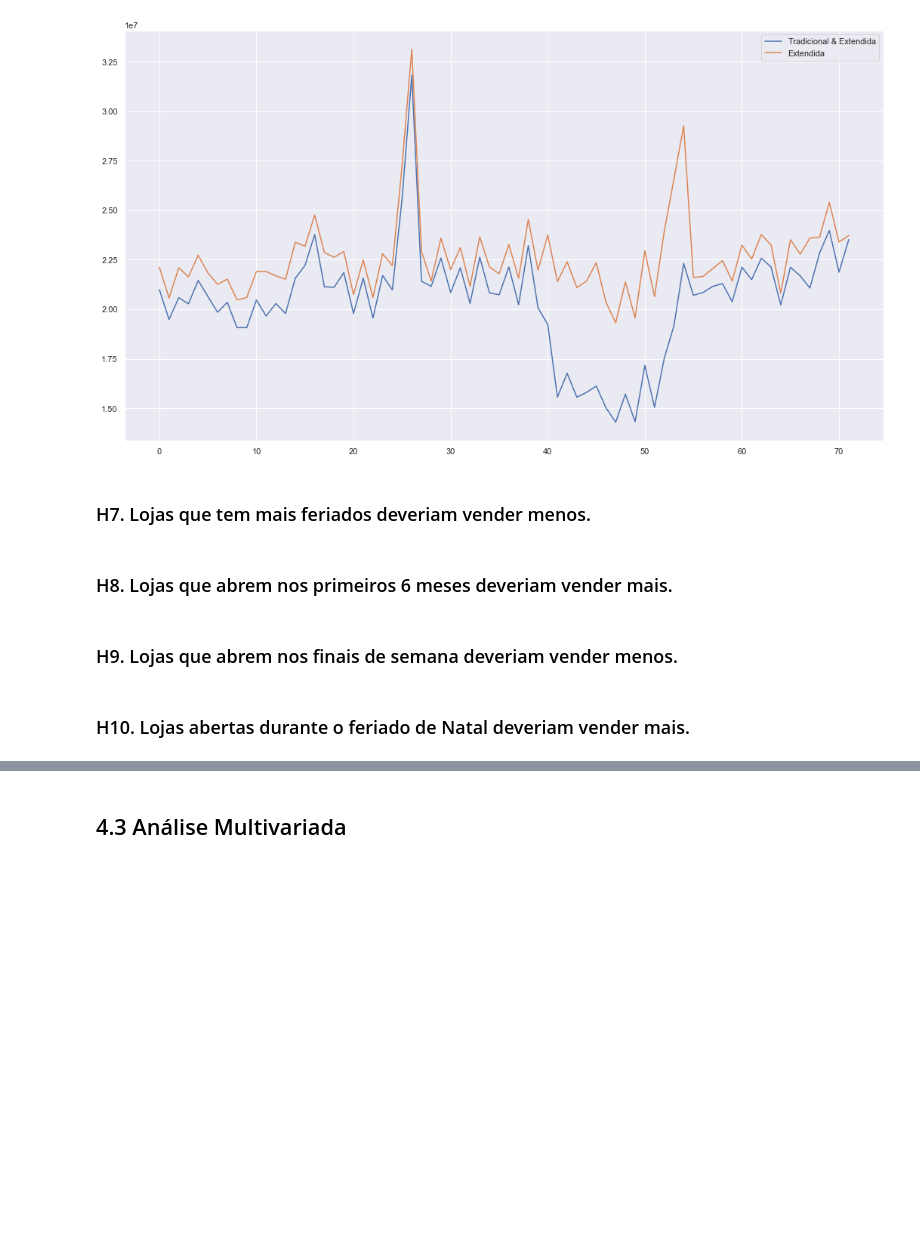
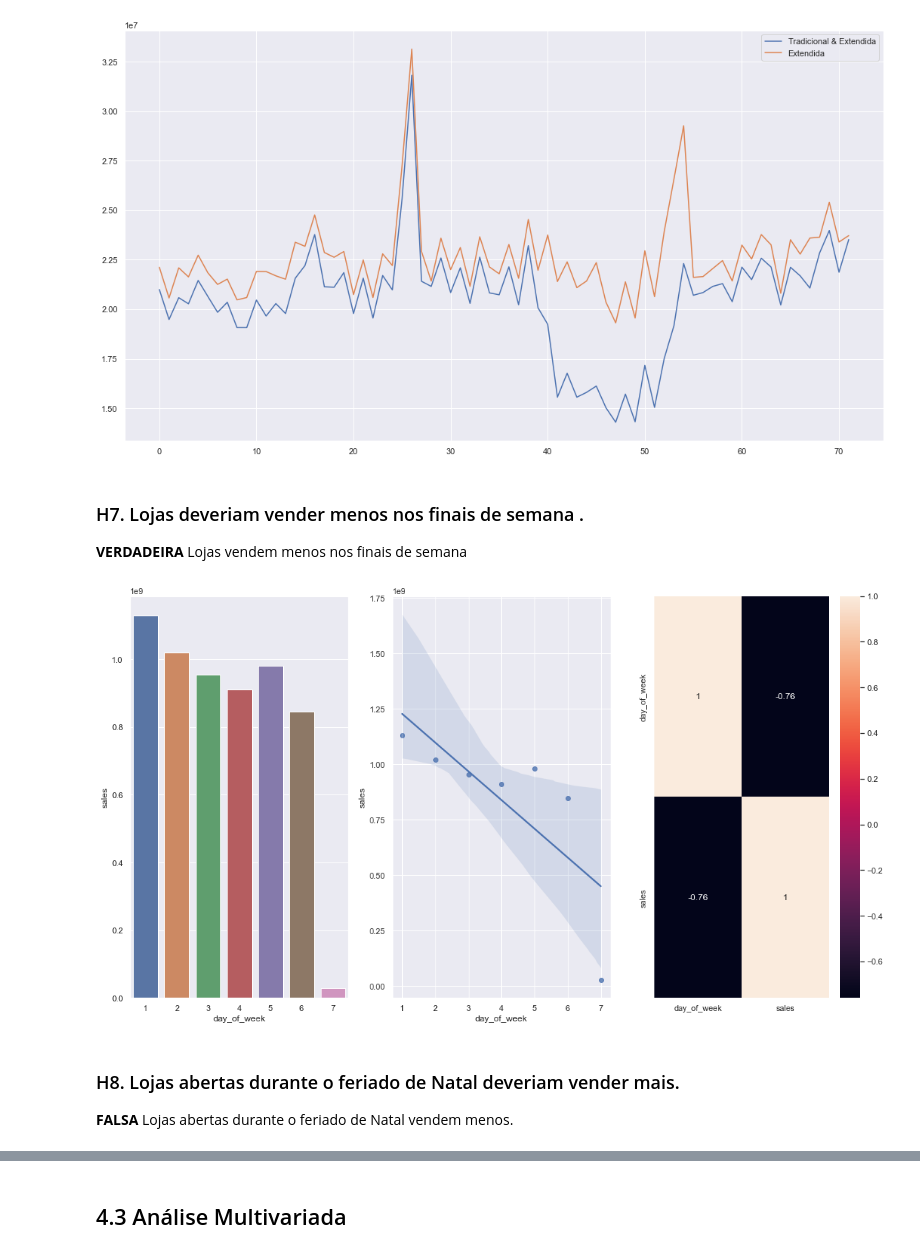
Before and after one commit to SamuelOliveirads/rossman_project, a Jupyter notebook: m04_v01_store_sales_prediction.ipynb, the cells around one changed output, grey strips where cells are left out. Drawn from its saved outputs; the diff is of its cells as text; code cells hidden in the pictures; blank space fills up the shorter version.

```diff
--- a/m04_v01_store_sales_prediction.ipynb
+++ b/m04_v01_store_sales_prediction.ipynb
@@ -537,11 +529,24 @@ aux2.plot(ax=ax)
 ax.legend(labels=['Tradicional & Extendida', 'Extendida']);
 # %% [output]
 [figure]
-# %% [markdown]
-### H7. Lojas que tem mais feriados deveriam vender menos.
-# %% [markdown]
-### H8. Lojas que abrem nos primeiros 6 meses deveriam vender mais.
 # %% [markdown]
-### H9. Lojas que abrem nos finais de semana deveriam vender menos.
+### H7. Lojas deveriam vender menos nos finais de semana .
+
+**VERDADEIRA** Lojas vendem menos nos finais de semana
+# %%
+aux1 = df4[['day_of_week', 'sales']].groupby('day_of_week').sum().reset_index()
+
+plt.subplot(1, 3, 1)
+sns.barplot(x='day_of_week', y='sales', data=aux1)
+
+plt.subplot(1, 3, 2)
+sns.regplot(x='day_of_week', y='sales', data=aux1)
+
+plt.subplot(1, 3, 3)
+sns.heatmap(aux1.corr(method='pearson'), annot=True);
+# %% [output]
+[figure, added]
 # %% [markdown]
-### H10. Lojas abertas durante o feriado de Natal deveriam vender mais.
+### H8. Lojas abertas durante o feriado de Natal deveriam vender mais.
+
+**FALSA** Lojas abertas durante o feriado de Natal vendem menos.
```
Also changed, not shown: parts of 11 cells of this notebook.
